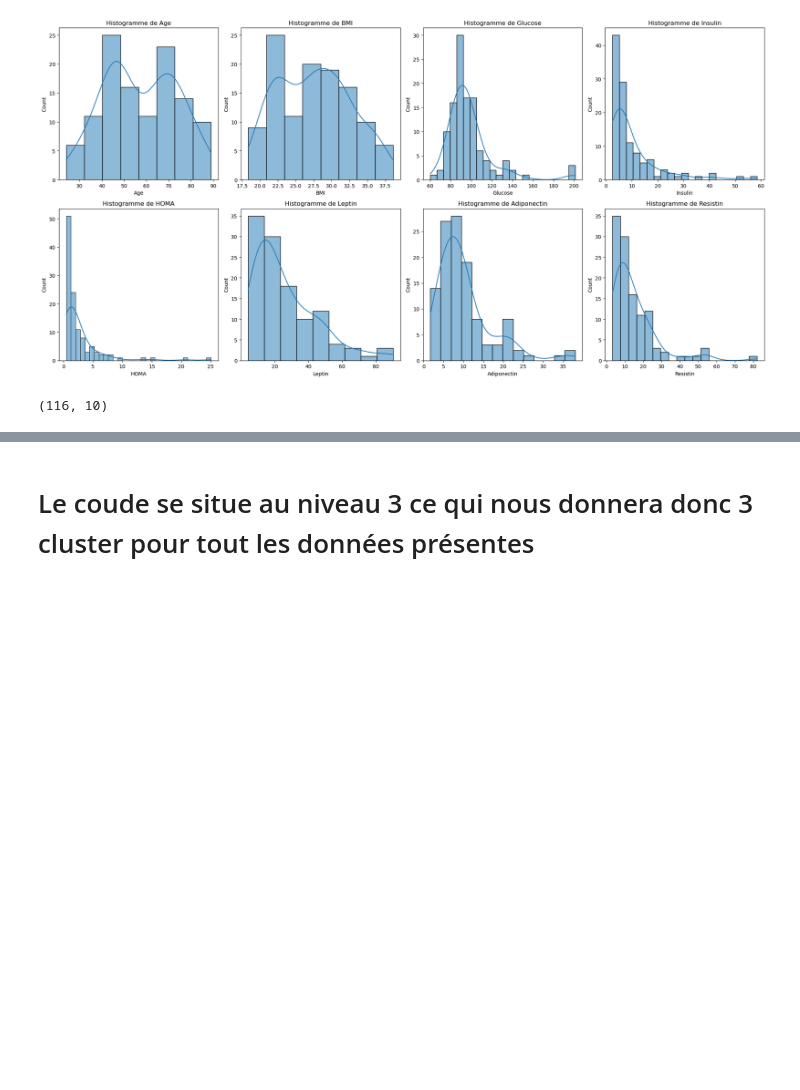
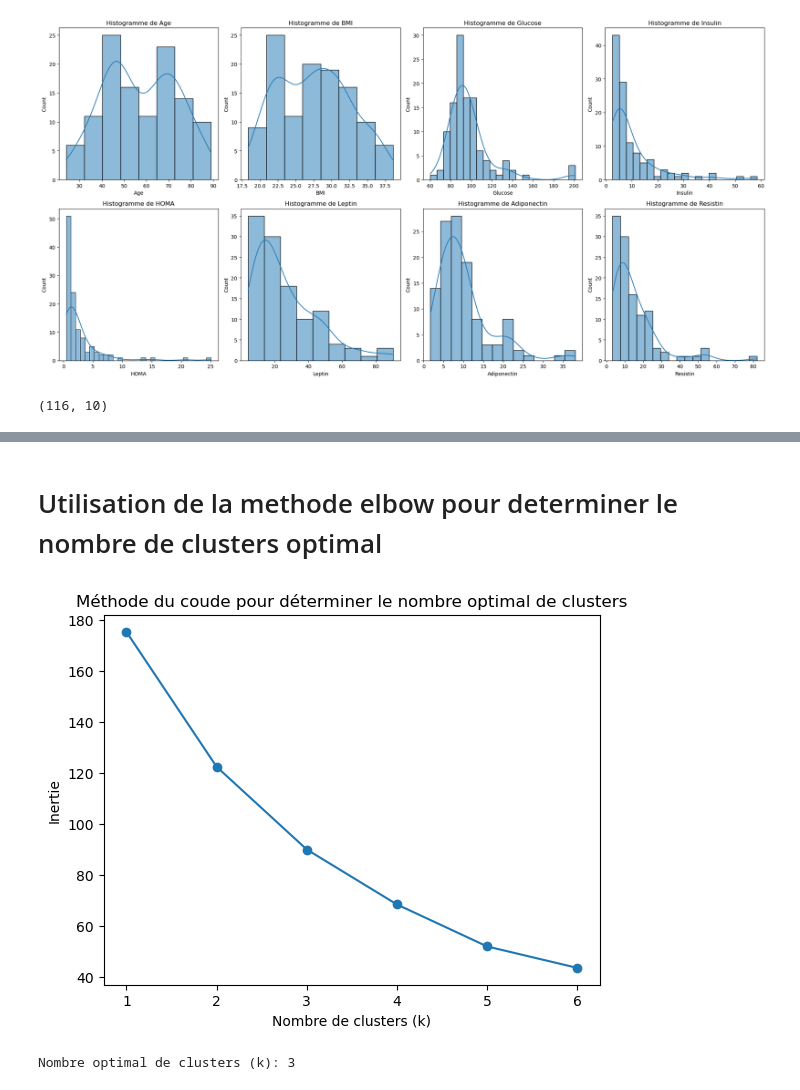
Before and after one commit to moussahassana/datascince-groupe6, a Jupyter notebook: TP groupe 6 kmeans-from-scratch.ipynb, the cells around one changed output, grey strips where cells are left out. Drawn from its saved outputs; the diff is of its cells as text; code cells hidden in the pictures; blank space fills up the shorter version.

```diff
--- a/TP groupe 6 kmeans-from-scratch.ipynb
+++ b/TP groupe 6 kmeans-from-scratch.ipynb
@@ -246,6 +171,3 @@ def updateCentroids(data,clusters,numCluster,centroids):
         else:
             newCentroid.append(centroids[clusterIndex])
     return np.array(newCentroids)
-# %%
-clusters=assignNearestCluster(calculateDistanceCentroid(data,centroids))
-print(updateCentroids(data,clusters,len(centroids),centroids))
@@ -296,5 +174,3 @@ plt.show()
-# %% [markdown]
-# Le coude se situe au niveau  3 ce qui nous donnera donc 3 cluster pour tout les données présentes
 # %%
 class Kmeans:
     """
@@ -431 +328,46 @@ class Kmeans:
+# %% [markdown]
+# Utilisation de la methode elbow pour determiner le nombre de clusters optimal
+# %%
+def elbow(X, max_clusters=10):
+    """
+    Utilise la méthode du coude pour trouver le nombre optimal de clusters.
+    Utilise la libraire kneed pour recuperer cette valeur
+
+    Paramètres:
+        X (numpy.ndarray): Jeu de données à clusteriser
+        max_clusters (int): Nombre maximal de clusters à considérer (par défaut=10)
+
+    Retourne:
+        k (int) : le k optimal
+    """
+
+    # Initialisation d'une liste pour stocker les valeurs de la somme des carrés intra-cluster pour différentes valeur de k
+    inertia_values = []
+
+    # Tester différentes valeurs de k
+    for k in range(1, max_clusters):
+        # Création d'un objet KMeans avec le nombre de cluster spécifié(k)
+        kmeans = KMeans(n_clusters=k, random_state=42)
+
+        #Ajustement du modèle KMeans aux données data
+        kmeans.fit(data)
+
+        #Ajout de la somme des carrés intra-cluster calculée à la liste
+        inertia_values.append(kmeans.inertia_)
+
+    # Tracer la courbe du coude
+    plt.plot(range(1, max_clusters), inertia_values, marker='o')
+    plt.title('Méthode du coude pour déterminer le nombre optimal de clusters')
+    plt.xlabel('Nombre de clusters (k)')
+    plt.ylabel('Inertie')
+    plt.show()
+    kneedle = KneeLocator(range(1, max_clusters), inertia_values, curve='convex', direction='decreasing')
+    optimal_k = kneedle.elbow
+    print("Nombre optimal de clusters (k):", optimal_k)
+    return optimal_k
+# %%
+k_optimal=elbow(data,7)
+# %% [output]
+[figure, added]
+Nombre optimal de clusters (k): 3
 # %%
```
Also changed, not shown: parts of 21 cells of this notebook, 4 other files.
